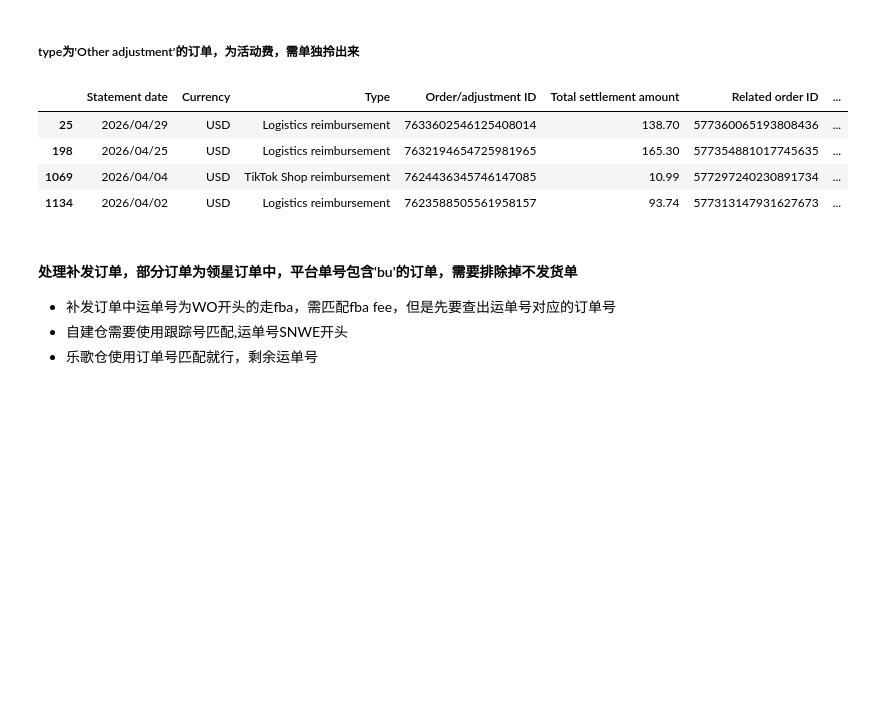
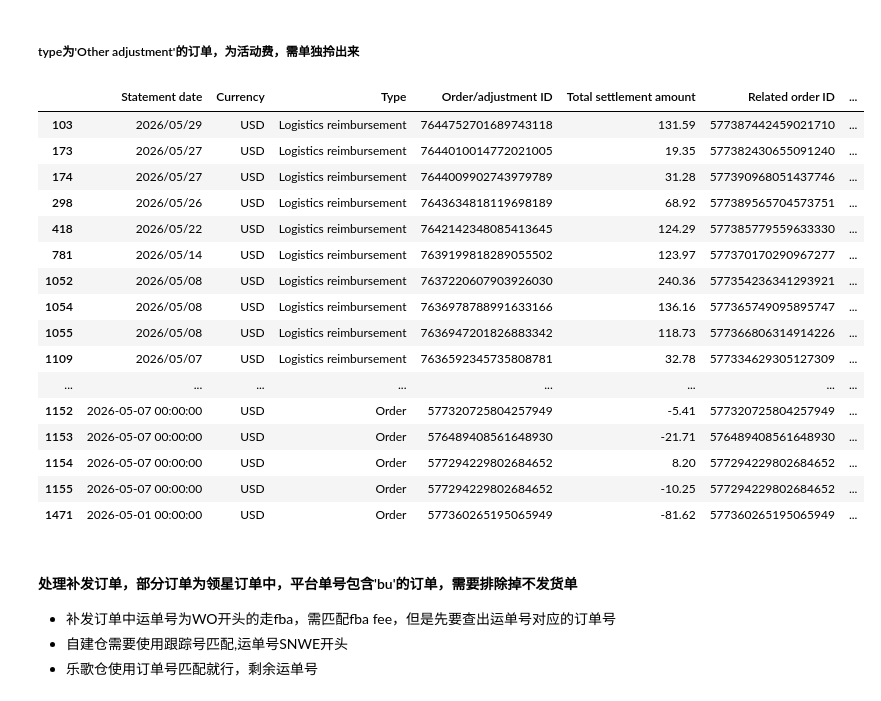
Before and after one commit to Diablosda/profit_calculate, a Jupyter notebook: tiktok核算.ipynb, the cells around one changed output. Saved outputs shown, nothing was run; the diff lists cells and outputs as text; code cells hidden in the pictures; blank space fills up the shorter version.

```diff
--- a/tiktok核算.ipynb
+++ b/tiktok核算.ipynb
@@ -58,9 +112,9 @@ settlement_table_na
 # %%
 settlement_table = settlement_table[~settlement_table['Order/adjustment ID'].isin(settlement_table_na['Order/adjustment ID'])]
 st_map = settlement_table.set_index('Order/adjustment ID')['MSKU'].to_dict()
-refund_table = settlement_table_na[['Statement date','Currency','Type','Order/adjustment ID','Total settlement amount','Related order ID  ','MSKU']]
-refund_table['MSKU'] = refund_table['Related order ID  '].map(st_map)
-refund_table
+refund_table1 = settlement_table_na[['Statement date','Currency','Type','Order/adjustment ID','Total settlement amount','Related order ID  ','MSKU']]
+refund_table1['MSKU'] = refund_table1['Related order ID  '].map(st_map)
+refund_table1
 # %% [output]
 A value is trying to be set on a copy of a slice from a DataFrame.
 Try using .loc[row_indexer,col_indexer] = value instead
@@ -75,0 +136,9 @@ See the caveats in the documentation: https://pandas.pydata.org/pandas-docs/stab
+# %%
+settlement_table["Statement date"] = pd.to_datetime(settlement_table["Statement date"],errors="coerce")
+settlement_table["Order delivery date"] = pd.to_datetime(settlement_table["Order delivery date"],errors="coerce")
+refund_table2 = settlement_table[
+    ( settlement_table['Statement date'].dt.month != settlement_table['Order delivery date'].dt.month
+       )& ( (settlement_table['Statement date'] - settlement_table['Order delivery date']).dt.days.abs() > 2 )
+]
+refund_table2 = refund_table2[['Statement date','Currency','Type','Order/adjustment ID','Total settlement amount','Related order ID  ','MSKU']]
+refund_table2
@@ -77,15 +164,29 @@ See the caveats in the documentation: https://pandas.pydata.org/pandas-docs/stab
 ##### type为'Other adjustment'的订单，为活动费，需单独拎出来
 # %%
 # 将Order/adjustment ID为'7602857461607876383'的MSKU设为'TN-24'，并排除Type为'Other adjustment'的行
-# refund_table.loc[refund_table['Order/adjustment ID'] == '7620385655742973709', 'MSKU'] = '' # 手动补充了缺失的MSKU
+refund_table1.loc[refund_table1['Order/adjustment ID'] == '7637220607903926030', 'MSKU'] = 'VSI-VGDWC15' # 手动补充了缺失的MSKU
+refund_table1.loc[refund_table1['Order/adjustment ID'] == '7636592345735808781', 'MSKU'] = '332572J'
+refund_table = pd.concat([refund_table1,refund_table2],axis=0)
 refund_table = refund_table[refund_table['Type'] != 'Other adjustment']
 refund_table
 # %% [output]
 |  | Statement date | Currency | Type | Order/adjustment ID | Total settlement amount | Related order ID | ... |
-| 25 | 2026/04/29 | USD | Logistics reimbursement | 7633602546125408014 | 138.70 | 577360065193808436 | ... |
-| 198 | 2026/04/25 | USD | Logistics reimbursement | 7632194654725981965 | 165.30 | 577354881017745635 | ... |
-| 1069 | 2026/04/04 | USD | TikTok Shop reimbursement | 7624436345746147085 | 10.99 | 577297240230891734 | ... |
-| 1134 | 2026/04/02 | USD | Logistics reimbursement | 7623588505561958157 | 93.74 | 577313147931627673 | ... |
+| 103 | 2026/05/29 | USD | Logistics reimbursement | 7644752701689743118 | 131.59 | 577387442459021710 | ... |
+| 173 | 2026/05/27 | USD | Logistics reimbursement | 7644010014772021005 | 19.35 | 577382430655091240 | ... |
+| 174 | 2026/05/27 | USD | Logistics reimbursement | 7644009902743979789 | 31.28 | 577390968051437746 | ... |
+| 298 | 2026/05/26 | USD | Logistics reimbursement | 7643634818119698189 | 68.92 | 577389565704573751 | ... |
+| 418 | 2026/05/22 | USD | Logistics reimbursement | 7642142348085413645 | 124.29 | 577385779559633330 | ... |
+| 781 | 2026/05/14 | USD | Logistics reimbursement | 7639199818289055502 | 123.97 | 577370170290967277 | ... |
+| 1052 | 2026/05/08 | USD | Logistics reimbursement | 7637220607903926030 | 240.36 | 577354236341293921 | ... |
+| 1054 | 2026/05/08 | USD | Logistics reimbursement | 7636978788991633166 | 136.16 | 577365749095895747 | ... |
+| 1055 | 2026/05/08 | USD | Logistics reimbursement | 7636947201826883342 | 118.73 | 577366806314914226 | ... |
+| 1109 | 2026/05/07 | USD | Logistics reimbursement | 7636592345735808781 | 32.78 | 577334629305127309 | ... |
+| ... | ... | ... | ... | ... | ... | ... | ... |
+| 1152 | 2026-05-07 00:00:00 | USD | Order | 577320725804257949 | -5.41 | 577320725804257949 | ... |
+| 1153 | 2026-05-07 00:00:00 | USD | Order | 576489408561648930 | -21.71 | 576489408561648930 | ... |
+| 1154 | 2026-05-07 00:00:00 | USD | Order | 577294229802684652 | 8.20 | 577294229802684652 | ... |
+| 1155 | 2026-05-07 00:00:00 | USD | Order | 577294229802684652 | -10.25 | 577294229802684652 | ... |
+| 1471 | 2026-05-01 00:00:00 | USD | Order | 577360265195065949 | -81.62 | 577360265195065949 | ... |
 # %% [markdown]
 #### 处理补发订单，部分订单为领星订单中，平台单号包含'bu'的订单，需要排除掉不发货单
 - 补发订单中运单号为WO开头的走fba，需匹配fba fee，但是先要查出运单号对应的订单号
```
Also changed, not shown: parts of 36 cells of this notebook, 5 other files.
